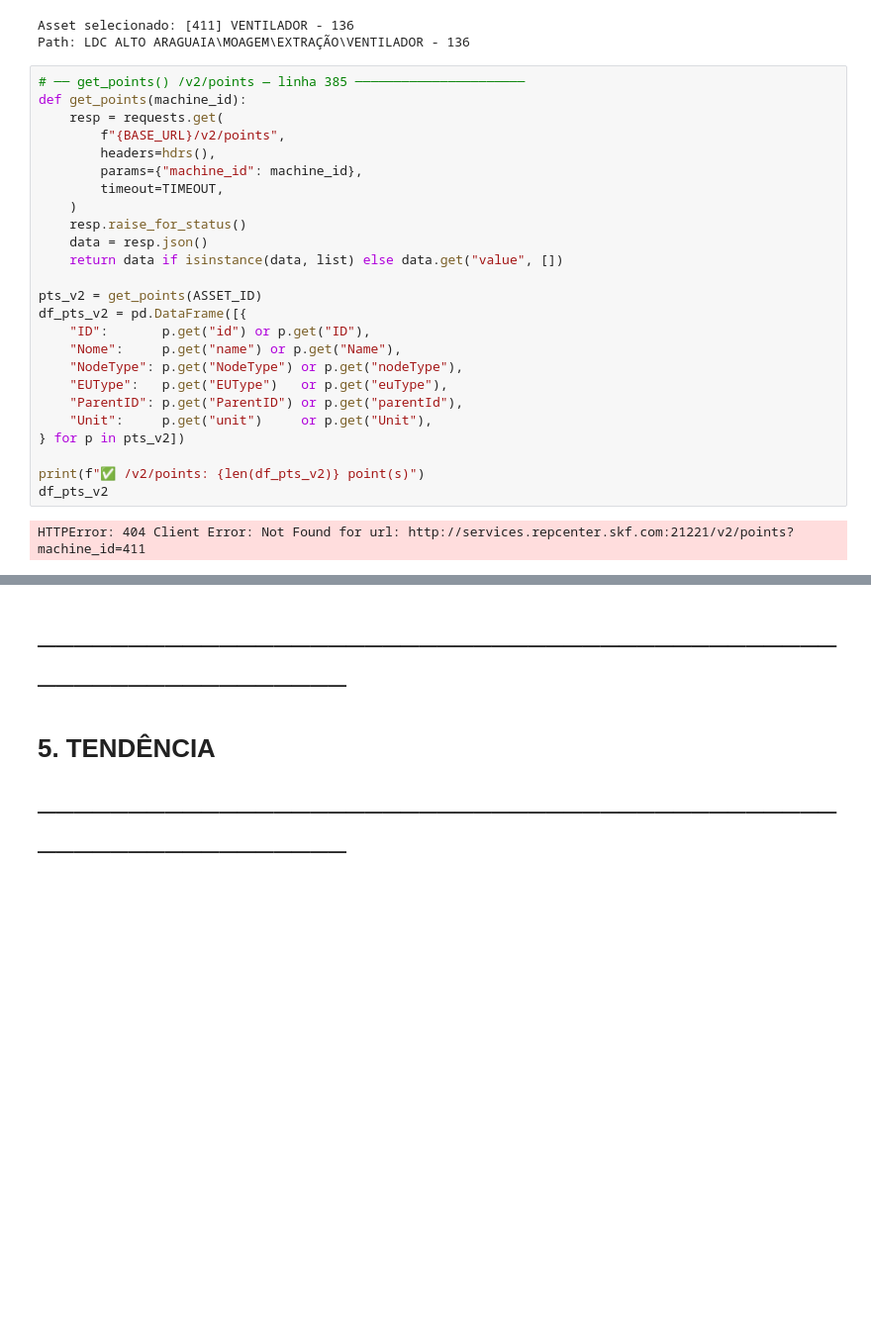
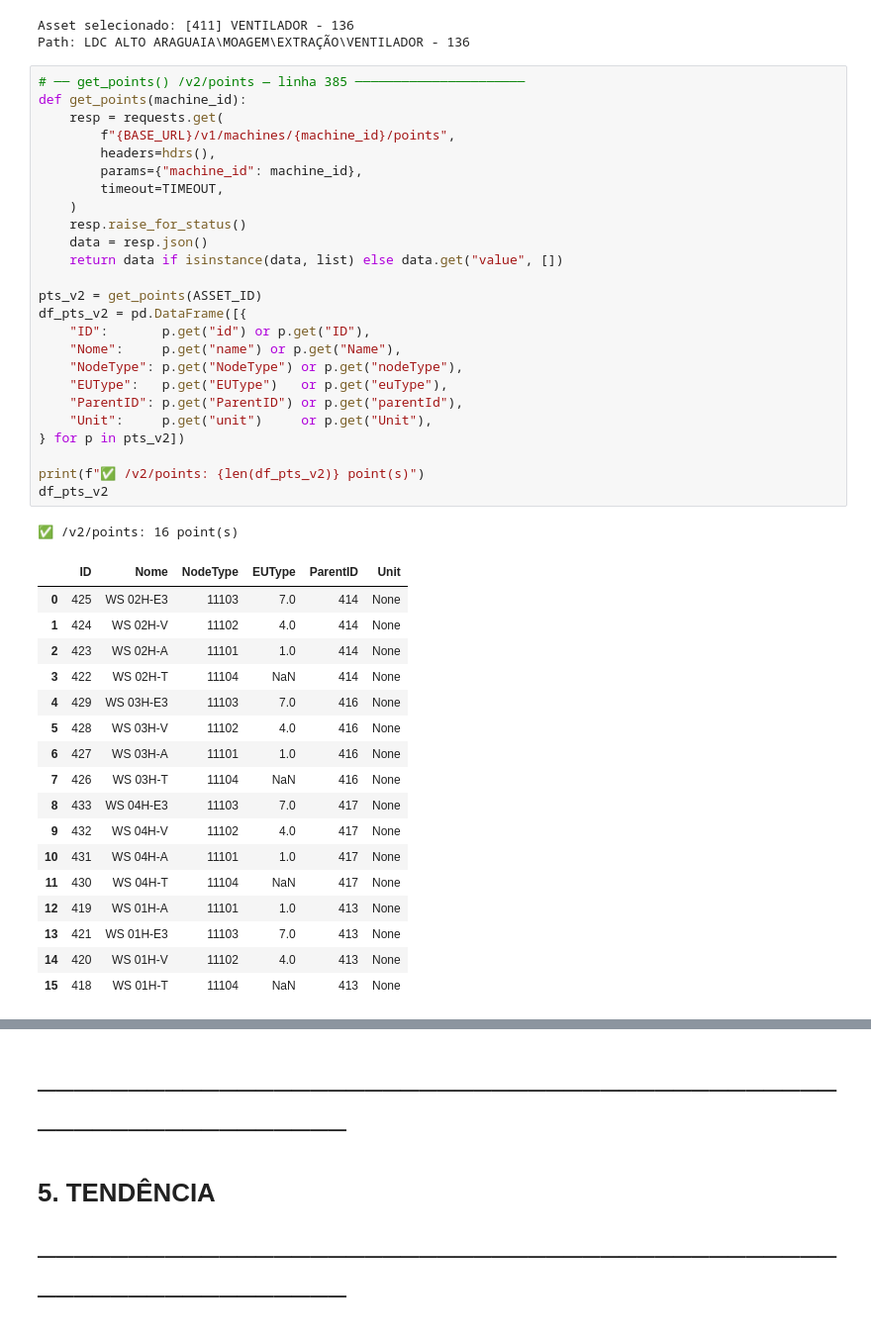
Before and after one commit to coelhp/AnalisePdM, a Jupyter notebook: TestesSKF_Observer.ipynb, the cells around one changed output, grey strips where cells are left out. Shown at 99% size. Cells and saved outputs as stored; diff of their text form; blank space fills up the shorter version.

```diff
--- a/TestesSKF_Observer.ipynb
+++ b/TestesSKF_Observer.ipynb
@@ -314,30 +314,47 @@ Path: LDC ALTO ARAGUAIA\MOAGEM\EXTRAÇÃO\VENTILADOR - 136
 # %%
 # ── get_points() /v2/points — linha 385 ──────────────────────
 def get_points(machine_id):
     resp = requests.get(
-        f"{BASE_URL}/v2/points",
+        f"{BASE_URL}/v1/machines/{machine_id}/points",
         headers=hdrs(),
         params={"machine_id": machine_id},
         timeout=TIMEOUT,
     )
     resp.raise_for_status()
     data = resp.json()
     return data if isinstance(data, list) else data.get("value", [])
 
 pts_v2 = get_points(ASSET_ID)
 df_pts_v2 = pd.DataFrame([{
     "ID":       p.get("id") or p.get("ID"),
     "Nome":     p.get("name") or p.get("Name"),
     "NodeType": p.get("NodeType") or p.get("nodeType"),
     "EUType":   p.get("EUType")   or p.get("euType"),
     "ParentID": p.get("ParentID") or p.get("parentId"),
     "Unit":     p.get("unit")     or p.get("Unit"),
 } for p in pts_v2])
 
 print(f"✅ /v2/points: {len(df_pts_v2)} point(s)")
 df_pts_v2
 # %% [output]
-HTTPError: 404 Client Error: Not Found for url: http://services.repcenter.skf.com:21221/v2/points?machine_id=411
+✅ /v2/points: 16 point(s)
+|  | ID | Nome | NodeType | EUType | ParentID | Unit |
+| 0 | 425 | WS 02H-E3 | 11103 | 7.0 | 414 | None |
+| 1 | 424 | WS 02H-V | 11102 | 4.0 | 414 | None |
+| 2 | 423 | WS 02H-A | 11101 | 1.0 | 414 | None |
+| 3 | 422 | WS 02H-T | 11104 | NaN | 414 | None |
+| 4 | 429 | WS 03H-E3 | 11103 | 7.0 | 416 | None |
+| 5 | 428 | WS 03H-V | 11102 | 4.0 | 416 | None |
+| 6 | 427 | WS 03H-A | 11101 | 1.0 | 416 | None |
+| 7 | 426 | WS 03H-T | 11104 | NaN | 416 | None |
+| 8 | 433 | WS 04H-E3 | 11103 | 7.0 | 417 | None |
+| 9 | 432 | WS 04H-V | 11102 | 4.0 | 417 | None |
+| 10 | 431 | WS 04H-A | 11101 | 1.0 | 417 | None |
+| 11 | 430 | WS 04H-T | 11104 | NaN | 417 | None |
+| 12 | 419 | WS 01H-A | 11101 | 1.0 | 413 | None |
+| 13 | 421 | WS 01H-E3 | 11103 | 7.0 | 413 | None |
+| 14 | 420 | WS 01H-V | 11102 | 4.0 | 413 | None |
+| 15 | 418 | WS 01H-T | 11104 | NaN | 413 | None |
 # %%
 # ── get_points_v1() /v1/machines/{id}/points — linha 755 ─────
 # Retorna NodeType — necessário para filtrar IMx-1
```
Also changed, not shown: parts of 20 cells of this notebook.
